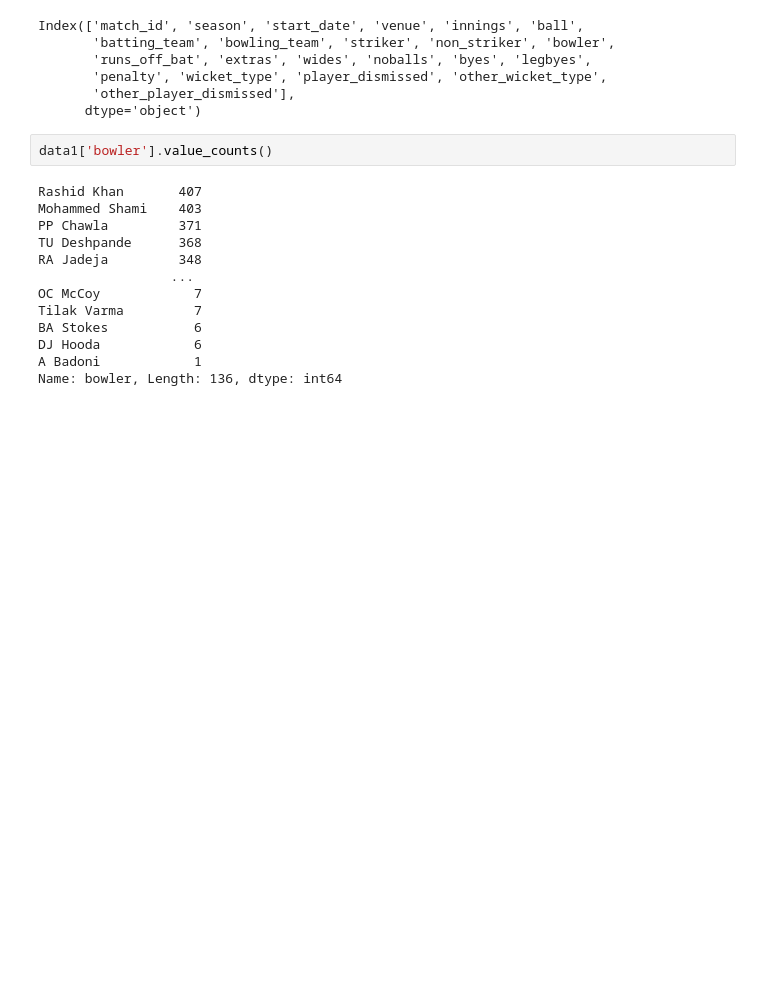
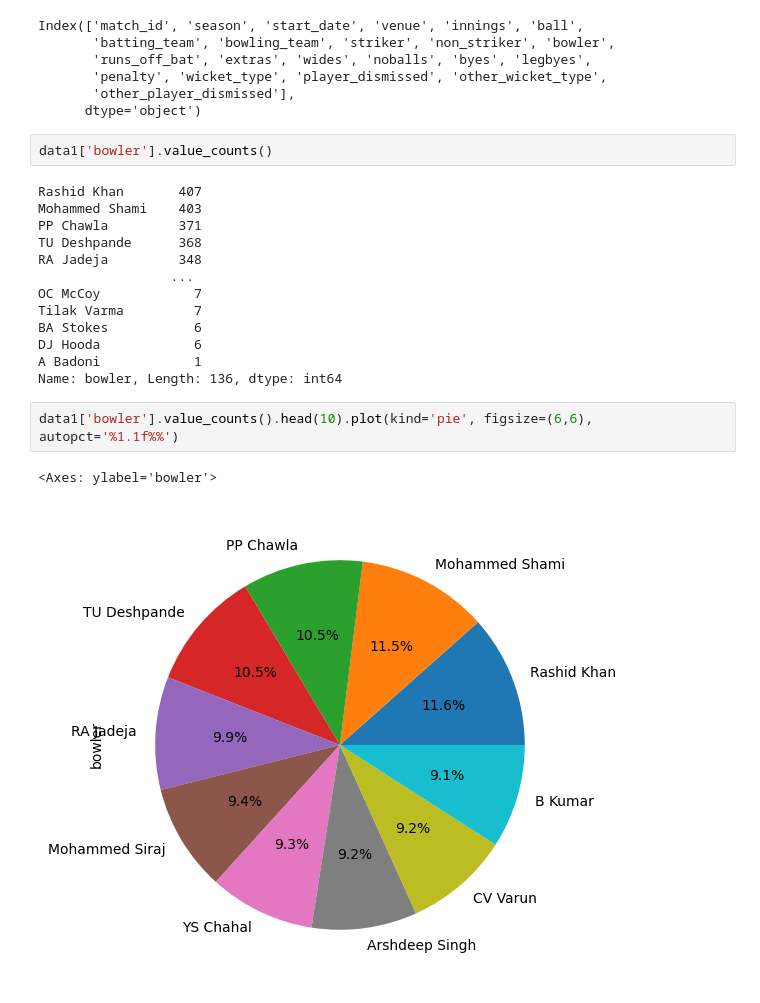
Before and after one commit to Rounak396/ipl_score_prediction_and_analysis, a Jupyter notebook: 2. 2023 IPL Data Analysis/1.ipl_2023_ball_by_ball_analysis.ipynb, the cells around one changed output. Saved outputs shown, nothing was run; the diff lists cells and outputs as text; blank space fills up the shorter version.

```diff
--- a/2. 2023 IPL Data Analysis/1.ipl_2023_ball_by_ball_analysis.ipynb
+++ b/2. 2023 IPL Data Analysis/1.ipl_2023_ball_by_ball_analysis.ipynb
@@ -510,3 +510,8 @@ BA Stokes           6
 DJ Hooda            6
 A Badoni            1
 Name: bowler, Length: 136, dtype: int64
+# %%
+data1['bowler'].value_counts().head(10).plot(kind='pie', figsize=(6,6), autopct='%1.1f%%')
+# %% [output]
+<Axes: ylabel='bowler'>
+[figure, added]
```
Also changed, not shown: parts of 4 cells of this notebook.
